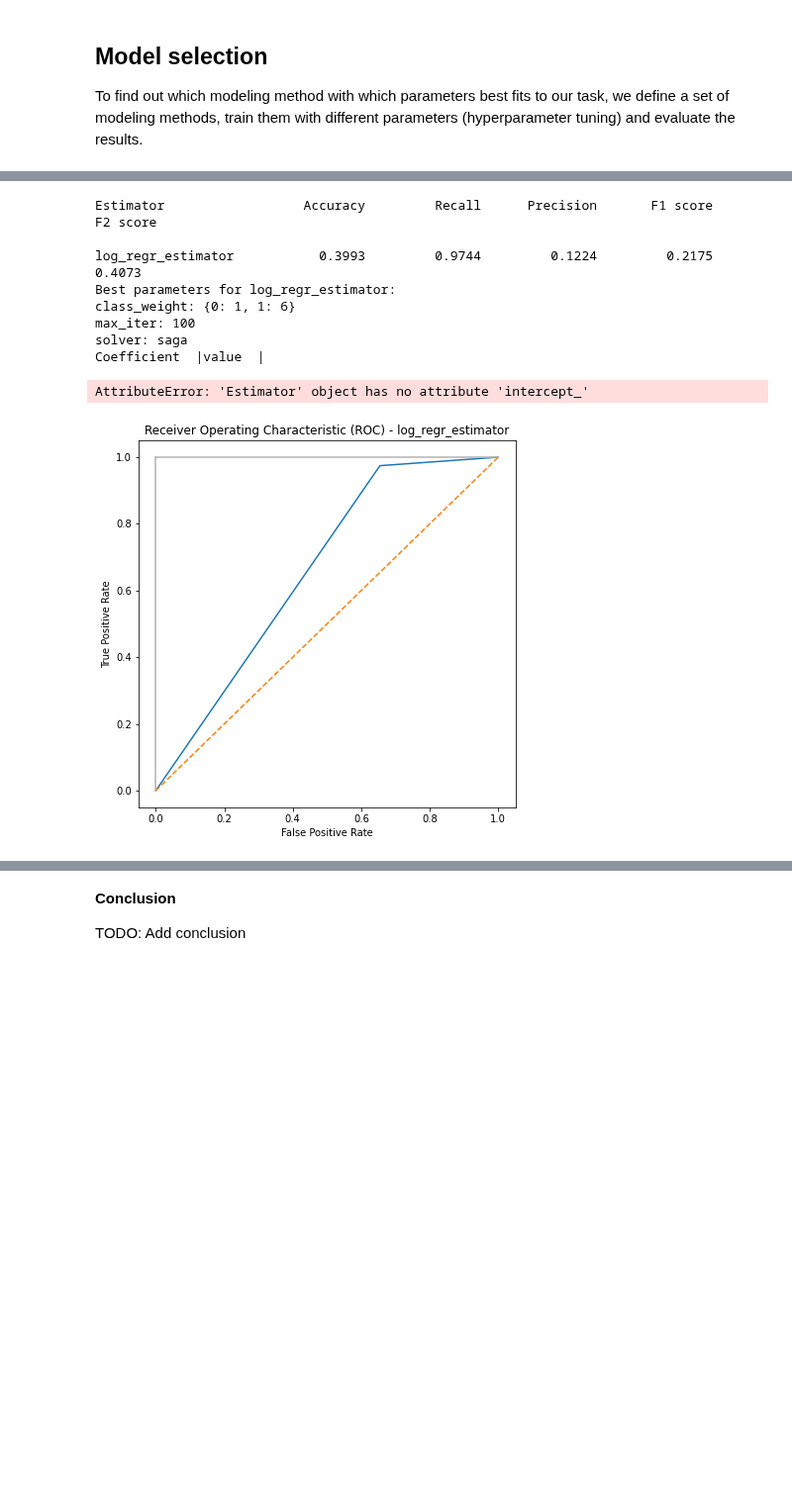
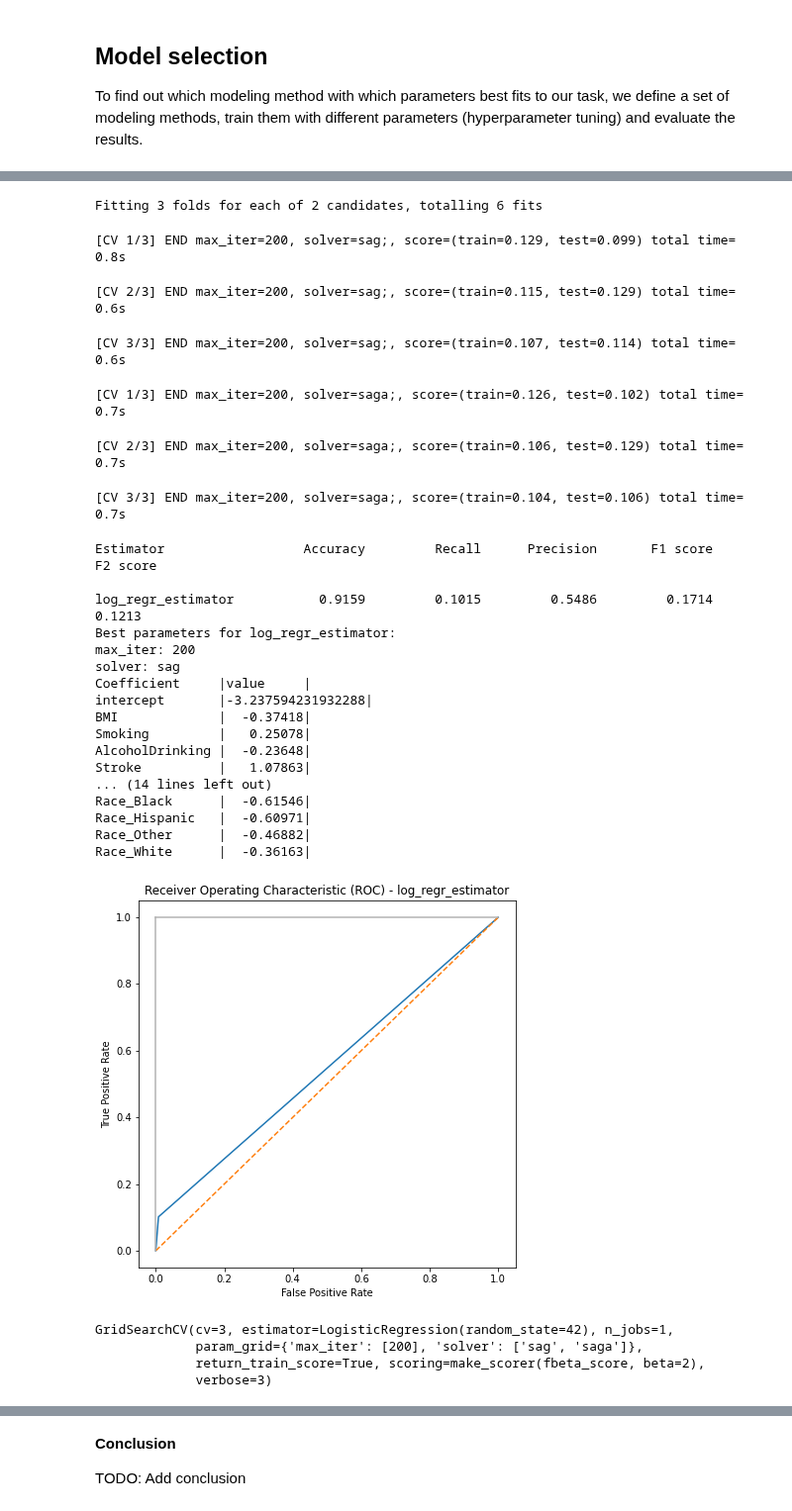
Before and after one commit to BenediktLueth/heartheroes, a Jupyter notebook: model_training.ipynb, the cells around one changed output, grey strips where cells are left out. Shown at 99% size. Cells and saved outputs as stored; diff of their text form; code cells hidden in the pictures; blank space fills up the shorter version.

Commit message:
added working logistic regression also with statsmodels code to evaluate the final logistic regression correctly

```diff
--- a/model_training.ipynb
+++ b/model_training.ipynb
@@ -294,7 +300,7 @@ We achieve an 0.84 accuracy, a 0.09 recall, a 0.09 precision and a 0.09 F1-Score
 To find out which modeling method with which parameters best fits to our task, we define a set of modeling methods, train them with different parameters (hyperparameter tuning) and evaluate the results.
 # %%
 # Create DNN model
-def create_model(dropout_rate, hidden_layer_sizes=(30, 30), activation='relu'):
+def create_model(dropout_rate, hidden_layer_sizes=(20, 20), activation='relu'):
     # create model
     model = Sequential()
     model.add(Input(shape=(X_train.columns.size,)))
@@ -344,16 +350,6 @@ param_grids = {
         'hidden_layer_sizes': [(60,30), (150,100,50), (120,80,40), (100,50,30)],
         'max_iter': [300, 500],
     },
-#     Estimator.dnn_estimator: {
-#         'batch_size': [16, 32, 64],
-#         'epochs': [10, 20, 40, 80, 100, 200, 300, 400],
-#         'hidden_layer_sizes': [(30, 30), (60, 30), (30, 30, 30), (150, 100, 50)],
-#         'activation': ['sigmoid', 'relu', 'tanh', 'selu', 'elu', 'exponential'],
-#         'loss': ['binary_crossentropy', 'poisson', 'kl_divergence', 'hinge', 'squared_hinge', 'categorical_hinge'],
-#         'optimizer': ['SGD', 'adam', 'RMSprop', 'Adadelta', 'Adagrad', 'Adamax', 'Nadam', 'Ftrl'],
-#         'class_weight': [{0:1, 1:1}, {0:1, 1:2}, {0:1, 1:4}, {0: weight_for_0, 1: weight_for_1}],
-#         'dropout_rate': [0.0, 0.1, 0.2, 0.3, 0.4, 0.5, 0.6, 0.7, 0.8, 0.9]
-#     },
     Estimator.dnn_estimator: {
         'batch_size': [64],
         'epochs': [400],
@@ -368,7 +364,7 @@ param_grids = {
         'n_estimators': [200, 800, 1000],
         'loss': ['log_loss', 'deviance', 'exponential'],
         'criterion': ['friedman_mse', 'squared_error', 'mse'],
-        'max_depth': [2, 5, 10]
+        'max_depth': [2, 5, 10],
         'activation': ['identity', 'logistic', 'tanh', 'relu']
     },
     Estimator.log_regr_estimator: {
@@ -537,15 +414,34 @@ Fitting 4 folds for each of 12 candidates, totalling 48 fits
 # %%
 # logistic regression estimator
 estimator = Estimator.log_regr_estimator
-model_evaluate(estimator, param_grids.get(estimator), **data_dict)
+model_evaluate(estimator, param_grids.get(estimator), **data_dict, cv_folds=5)
 # %% [output]
-Estimator                  Accuracy         Recall      Precision       F1 score       F2 score
-
-log_regr_estimator           0.3993         0.9744         0.1224         0.2175         0.4073
-Best parameters for log_regr_estimator:
-class_weight: {0: 1, 1: 6}
-max_iter: 100
-solver: saga
-Coefficient  |value  |
+Fitting 3 folds for each of 2 candidates, totalling 6 fits
-AttributeError: 'Estimator' object has no attribute 'intercept_'
+[CV 1/3] END max_iter=200, solver=sag;, score=(train=0.129, test=0.099) total time=   0.8s
+[CV 2/3] END max_iter=200, solver=sag;, score=(train=0.115, test=0.129) total time=   0.6s
+[CV 3/3] END max_iter=200, solver=sag;, score=(train=0.107, test=0.114) total time=   0.6s
+[CV 1/3] END max_iter=200, solver=saga;, score=(train=0.126, test=0.102) total time=   0.7s
+[CV 2/3] END max_iter=200, solver=saga;, score=(train=0.106, test=0.129) total time=   0.7s
+[CV 3/3] END max_iter=200, solver=saga;, score=(train=0.104, test=0.106) total time=   0.7s
+Estimator                  Accuracy         Recall      Precision       F1 score       F2 score
+
+log_regr_estimator           0.9159         0.1015         0.5486         0.1714         0.1213
+Best parameters for log_regr_estimator:
+max_iter: 200
+solver: sag
+Coefficient     |value     |
+intercept       |-3.237594231932288|
+BMI             |  -0.37418|
+Smoking         |   0.25078|
+AlcoholDrinking |  -0.23648|
+Stroke          |   1.07863|
+... (14 lines left out)
+Race_Black      |  -0.61546|
+Race_Hispanic   |  -0.60971|
+Race_Other      |  -0.46882|
+Race_White      |  -0.36163|
-[figure, old version]
+[figure, new version]
+GridSearchCV(cv=3, estimator=LogisticRegression(random_state=42), n_jobs=1,
+             param_grid={'max_iter': [200], 'solver': ['sag', 'saga']},
+             return_train_score=True, scoring=make_scorer(fbeta_score, beta=2),
+             verbose=3)
```
Also changed, not shown: parts of 17 cells of this notebook, 1 other file.
